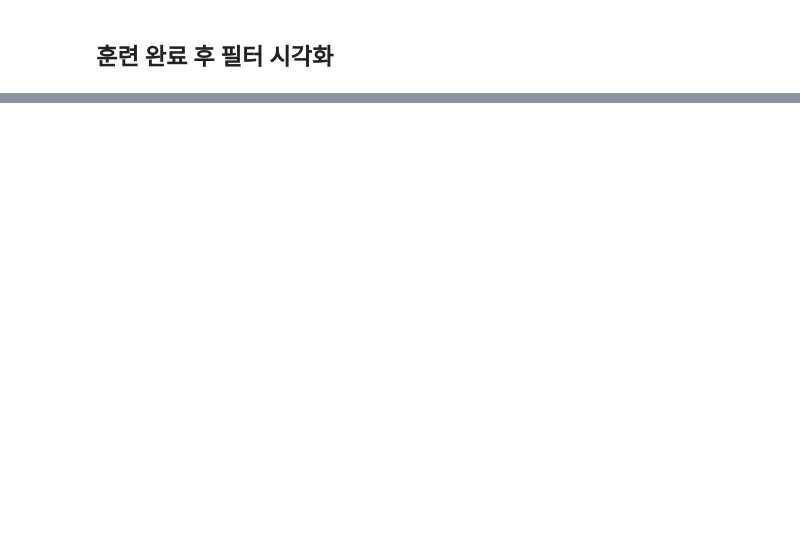
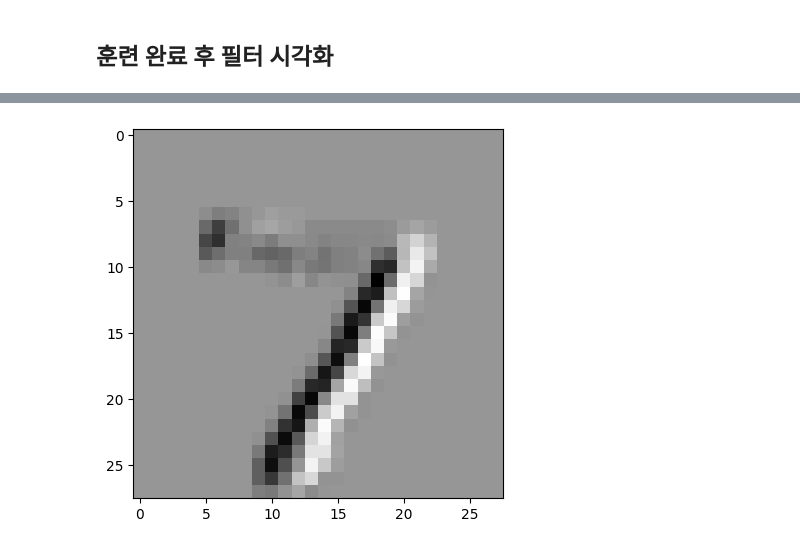
Before and after one commit to yant1001/Machine_Learning, a Jupyter notebook: 08. deep learning.ipynb, the cells around one changed output, grey strips where cells are left out. Saved outputs shown, nothing was run; the diff lists cells and outputs as text; code cells hidden in the pictures; blank space fills up the shorter version.

```diff
--- a/08. deep learning.ipynb
+++ b/08. deep learning.ipynb
@@ -583,0 +712,5 @@ pool_output.shape
+# %%
+X_train = X_train[..., tf.newaxis]
+X_test = X_test[..., tf.newaxis]
+
+X_train.shape, X_test.shape
@@ -583,0 +721,3 @@ pool_output.shape
+# %%
+X_train = X_train / 255.0
+X_test = X_test / 255.0
@@ -583,0 +726,7 @@ pool_output.shape
+# %%
+model.fit(X_train,
+          y_train,
+          validation_split=0.2,
+          epochs=10,
+          batch_size=32,
+          shuffle=True)
@@ -584,2 +755,4 @@ pool_output.shape
 # %% [markdown]
 ## 훈련 완료 후 필터 시각화
+# %%
+conv_layers = [layer for layer in model.layers if layer.__class__.__name__ == "Conv2D"]
@@ -585,0 +780,7 @@ pool_output.shape
+# %%
+image = conv_layers[0](X_test[0].reshape(1, 28, 28, 1))
+
+plt.imshow(image[0, ..., 0], 'gray')
+plt.show()
+# %% [output]
+[figure, added]
```
Also changed, not shown: parts of 36 cells of this notebook.
